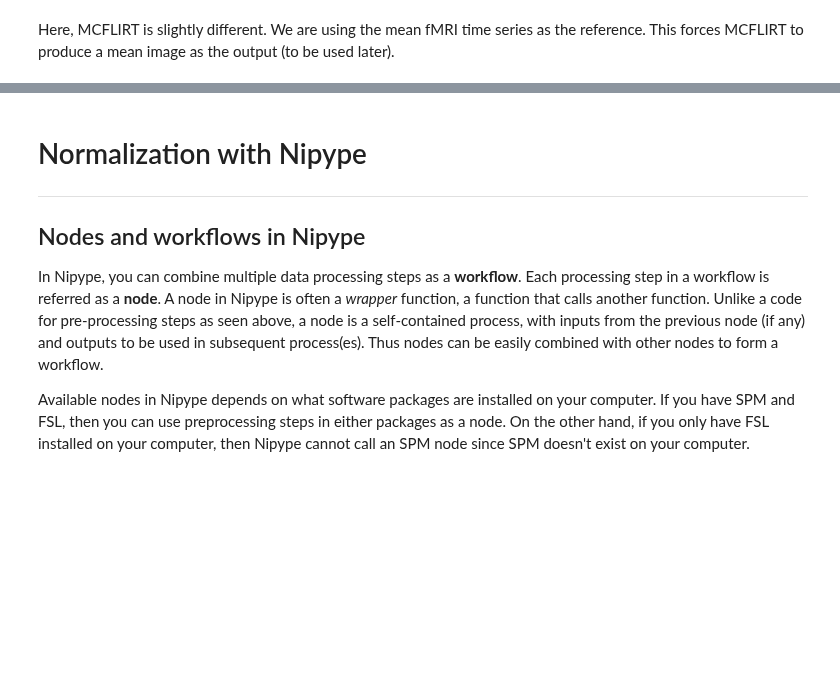
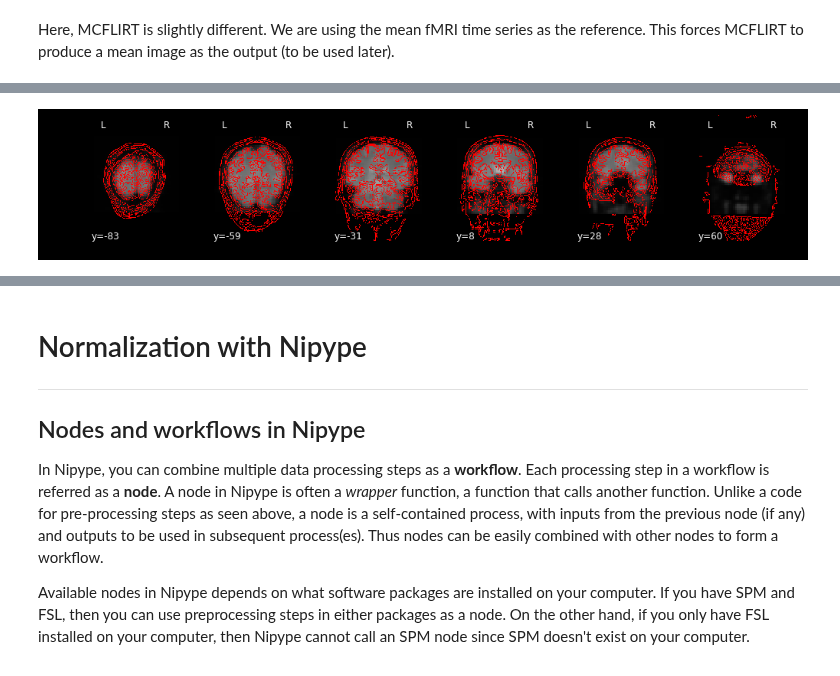
Before and after one commit to sathayas/JupyterfMRIFall2019, a Jupyter notebook: Normalization.ipynb, the cells around one changed output, grey strips where cells are left out. Cells and saved outputs as stored; diff of their text form; code cells hidden in the pictures; blank space fills up the shorter version.

```diff
--- a/Normalization.ipynb
+++ b/Normalization.ipynb
@@ -196,3 +326,13 @@ mcflirt = Node(fsl.MCFLIRT(save_rms=True,
+# %%
+# displaying the mean of the co-registered fMRI (coronal)
+display = plot_anat(mean_imageCoRegfMRI,
+                    display_mode='y',
+                    cut_coords=6)
+
+# adding edges from the corresponding T1w image
+display.add_edges(imageT1)
+# %% [output]
+[figure, added]
 # %% [markdown]
 # Normalization - Theory
 <hr style="height:1px;border:none" />
```
Also changed, not shown: parts of 20 cells of this notebook.
